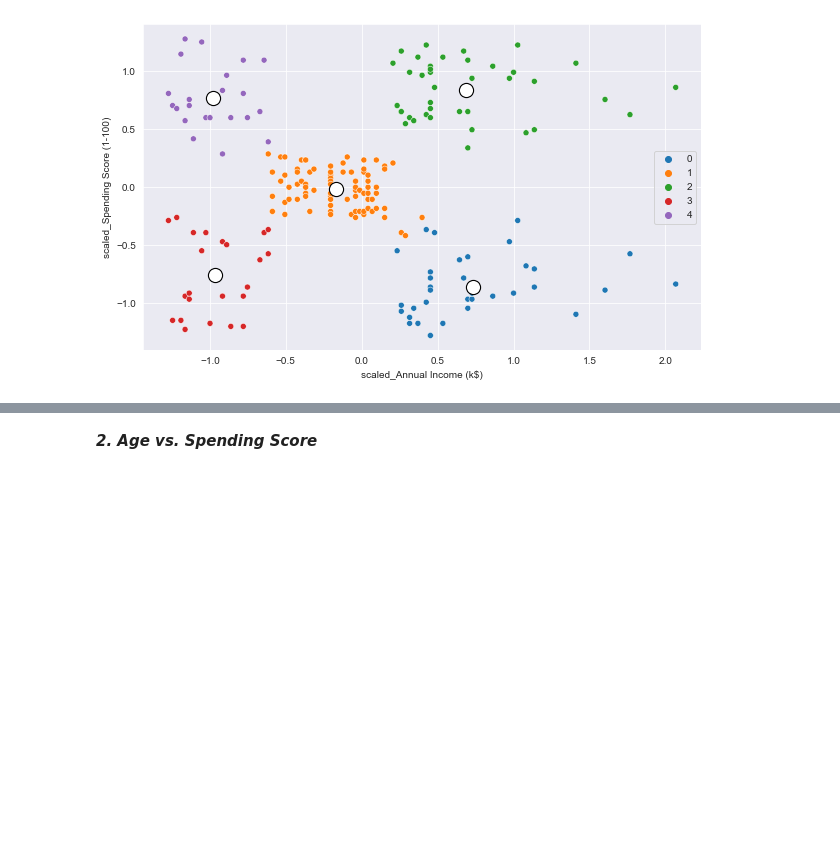
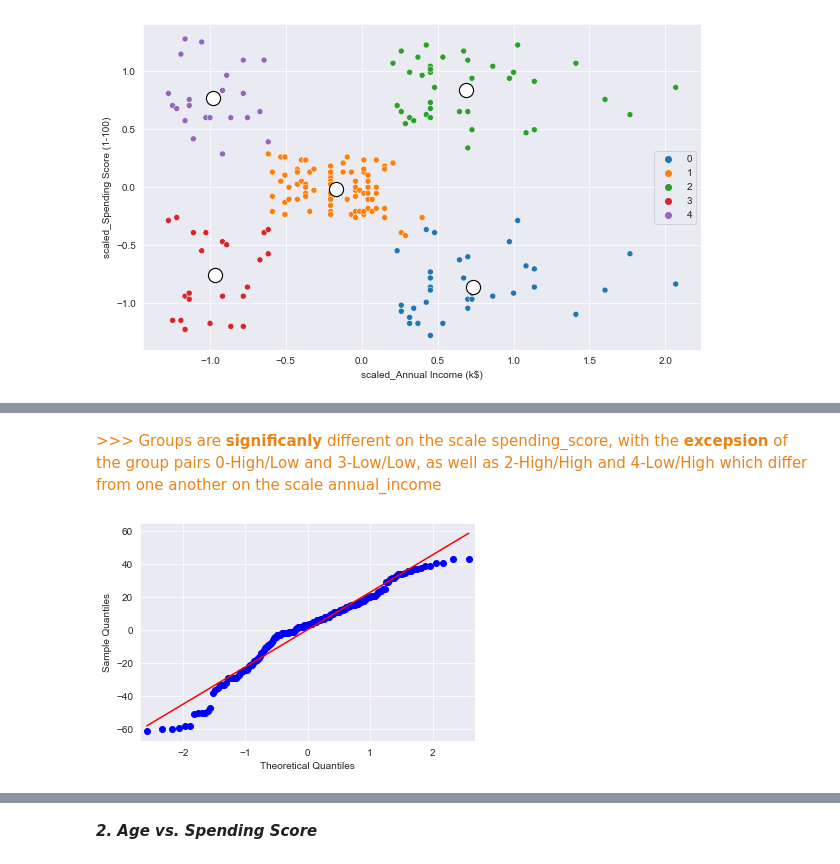
Before and after one commit to MM-Madi/kmeans_customer_segmentation, a Jupyter notebook: customer_segmentation_model_dev.ipynb, the cells around one changed output, grey strips where cells are left out. Cells and saved outputs as stored; diff of their text form; code cells hidden in the pictures; blank space fills up the shorter version.

```diff
--- a/customer_segmentation_model_dev.ipynb
+++ b/customer_segmentation_model_dev.ipynb
@@ -158,0 +201,5 @@ To do: 1. Check for statestical significance between the new "groups" 2. Get exa
+# %%
+# one-way anova
+model = ols("spending_score ~ label", data=df_1).fit()
+res = anova_lm(model, typ=1)
+res
@@ -158,0 +230,8 @@ To do: 1. Check for statestical significance between the new "groups" 2. Get exa
+# %% [markdown]
+<span style="color:#ed8315">>>> Groups are **significanly** different on the scale spending_score, with the **excepsion** of the group pairs 0-High/Low and 3-Low/Low, as well as 2-High/High and 4-Low/High which differ from one another on the scale annual_income </u></span>
+# %%
+# Normalaty assumption check
+residuals = model.resid
+plot = qqplot(residuals, line="s")
+# %% [output]
+[figure, added]
```
Also changed, not shown: parts of 52 cells of this notebook.
